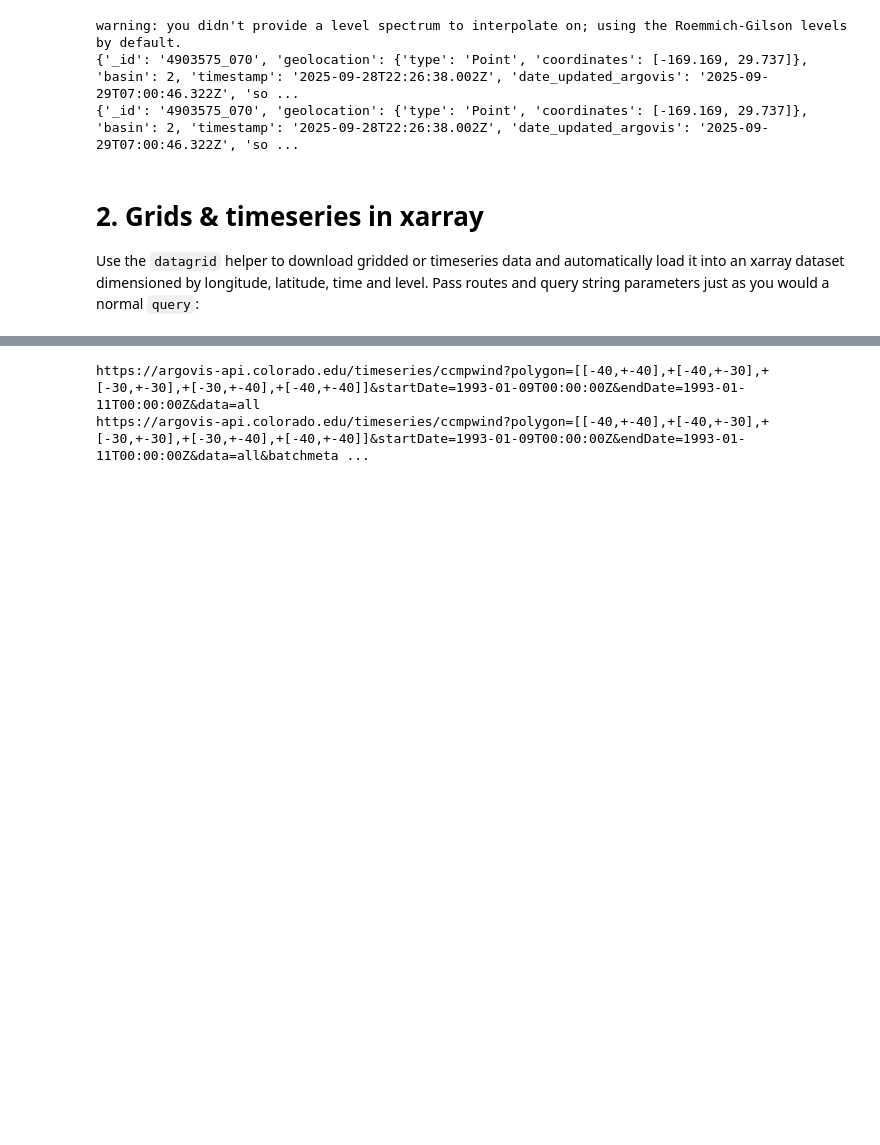
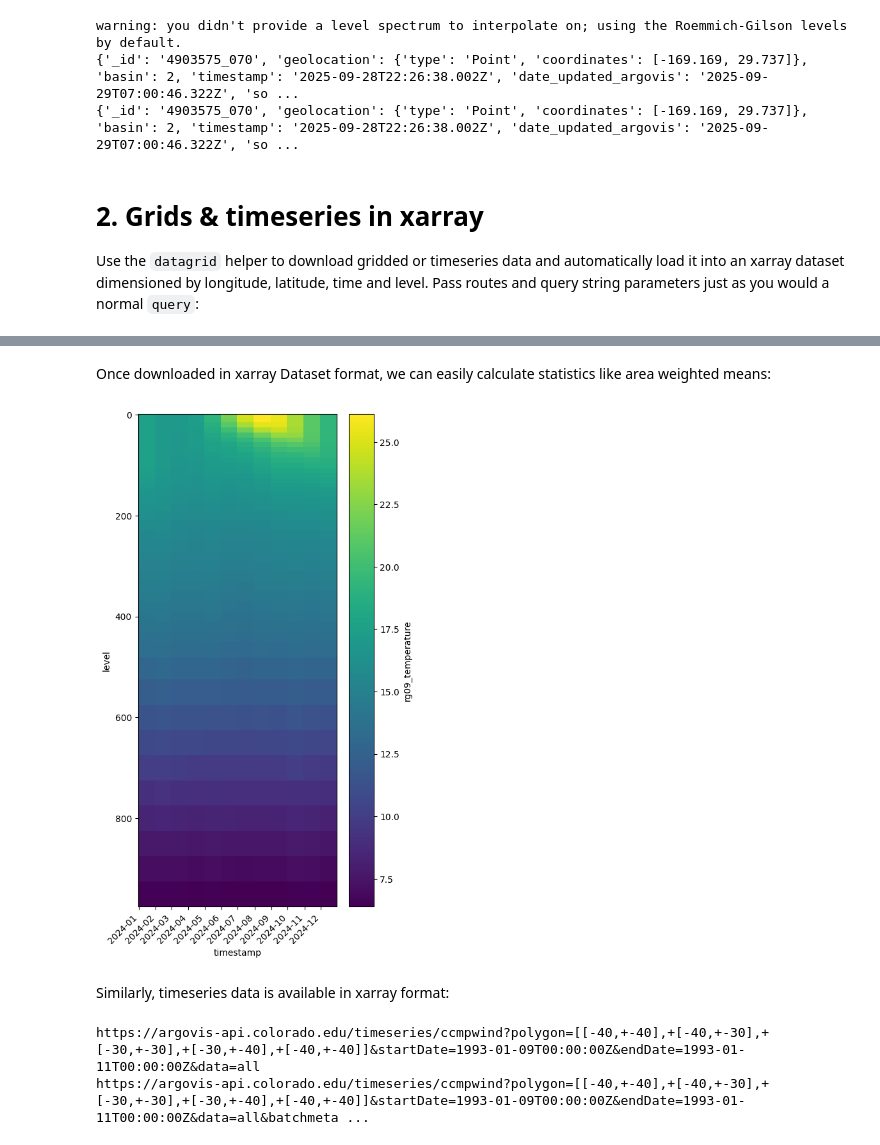
Before and after one commit to argovis/argovis_helpers, a Jupyter notebook: experiments/avh34_demo.ipynb, the cells around one changed output, grey strips where cells are left out. Cells and saved outputs as stored; diff of their text form; code cells hidden in the pictures; blank space fills up the shorter version.

Commit message:
sane types for times; area, zonal and meridional means.

```diff
--- a/experiments/avh34_demo.ipynb
+++ b/experiments/avh34_demo.ipynb
@@ -179,3 +180,14 @@ xar["rg09_temperature"].isel(timestamp=0, level=0).plot(x='longitude', y='latitu
+# %% [markdown]
+Once downloaded in xarray Dataset format, we can easily calculate statistics like area weighted means:
+# %%
+xar_regional_mean = avh.regional_mean(xar, form='area')
+ax = xar_regional_mean['rg09_temperature'].plot(y="level",yincrease=False,aspect=0.5, size=10)
+plt.xticks(rotation=45, ha="right")
+plt.show()
+# %% [output]
+[figure, added]
+# %% [markdown]
+Similarly, timeseries data is available in xarray format:
 # %%
 tsdata_qsp = {
     "polygon": [[-40,-40],[-40,-30],[-30,-30],[-30,-40],[-40,-40]],
```
Also changed, not shown: parts of 12 cells of this notebook, 2 other files.
